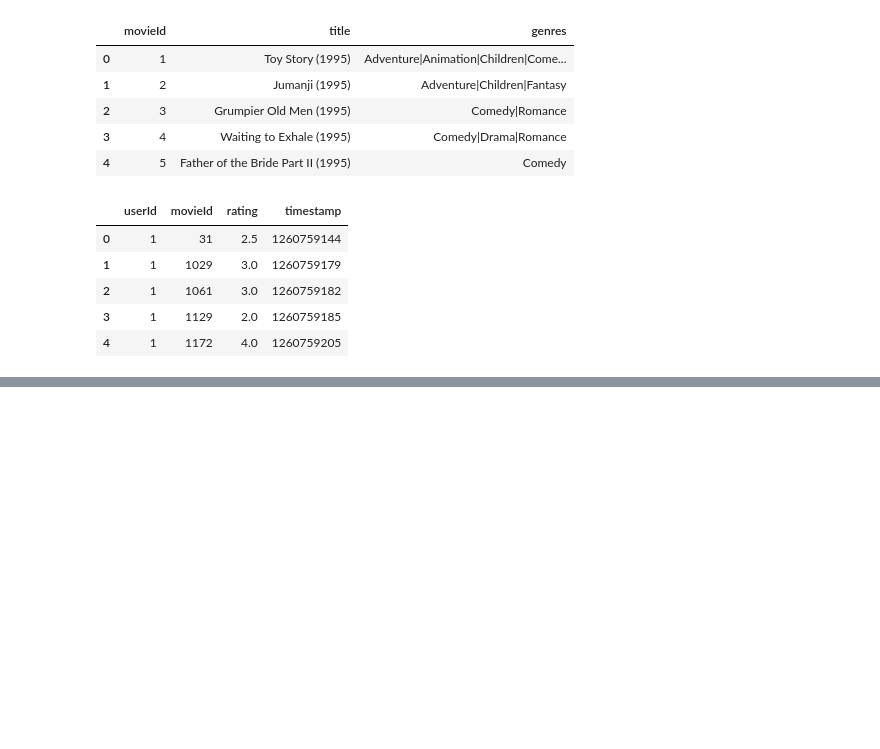
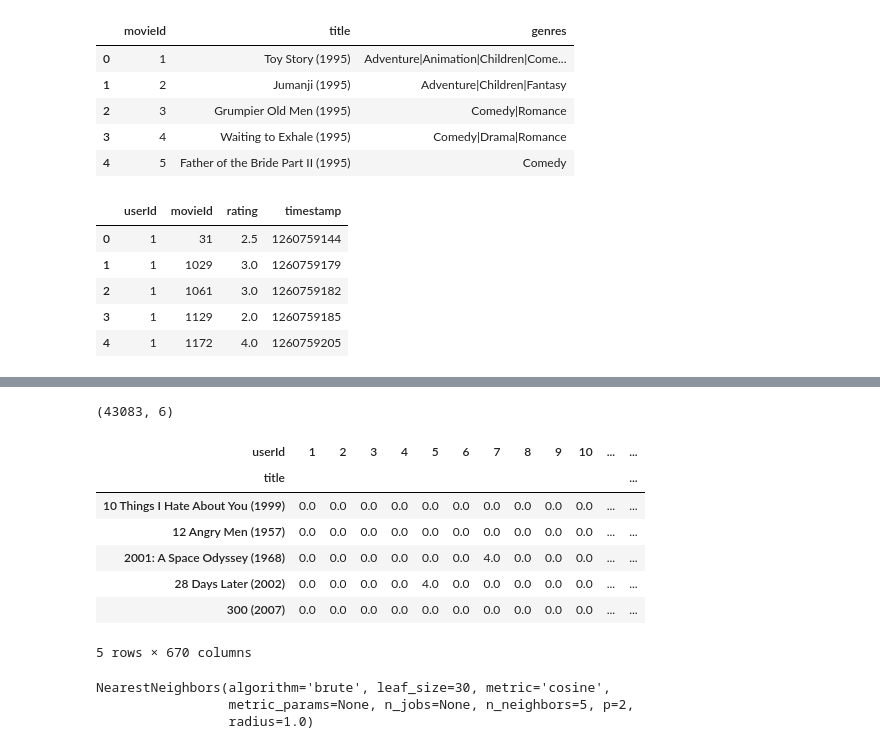
Before and after one commit to santoshgopane/Recommendation-Systems, a Jupyter notebook: Movie Recommendation system/Movie recommendation with KNN.ipynb, the cells around one changed output, grey strips where cells are left out. Saved outputs shown, nothing was run; the diff lists cells and outputs as text; code cells hidden in the pictures; blank space fills up the shorter version.

```diff
--- a/Movie Recommendation system/Movie recommendation with KNN.ipynb
+++ b/Movie Recommendation system/Movie recommendation with KNN.ipynb
@@ -37,0 +166,29 @@ dataset.head()
+# %%
+dataset_2.shape
+# %% [output]
+(43083, 6)
+# %%
+pivot_table = dataset_2.pivot_table(index='title',columns='userId',values='rating').fillna(0)
+pivot_table.head()
+# %% [output]
+| userId | 1 | 2 | 3 | 4 | 5 | 6 | 7 | 8 | 9 | 10 | ... | ... |
+| title |  |  |  |  |  |  |  |  |  |  |  | ... |
+| 10 Things I Hate About You (1999) | 0.0 | 0.0 | 0.0 | 0.0 | 0.0 | 0.0 | 0.0 | 0.0 | 0.0 | 0.0 | ... | ... |
+| 12 Angry Men (1957) | 0.0 | 0.0 | 0.0 | 0.0 | 0.0 | 0.0 | 0.0 | 0.0 | 0.0 | 0.0 | ... | ... |
+| 2001: A Space Odyssey (1968) | 0.0 | 0.0 | 0.0 | 0.0 | 0.0 | 0.0 | 4.0 | 0.0 | 0.0 | 0.0 | ... | ... |
+| 28 Days Later (2002) | 0.0 | 0.0 | 0.0 | 0.0 | 4.0 | 0.0 | 0.0 | 0.0 | 0.0 | 0.0 | ... | ... |
+| 300 (2007) | 0.0 | 0.0 | 0.0 | 0.0 | 0.0 | 0.0 | 0.0 | 0.0 | 0.0 | 0.0 | ... | ... |
+5 rows × 670 columns
+# %%
+from scipy.sparse import csr_matrix
+
+dataset_matrix = csr_matrix(pivot_table.values)
+
+from sklearn.neighbors import NearestNeighbors
+
+model = NearestNeighbors(metric='cosine', algorithm='brute')
+model.fit(dataset_matrix)
+# %% [output]
+NearestNeighbors(algorithm='brute', leaf_size=30, metric='cosine',
+                 metric_params=None, n_jobs=None, n_neighbors=5, p=2,
+                 radius=1.0)
```
Also changed, not shown: parts of 19 cells of this notebook.
